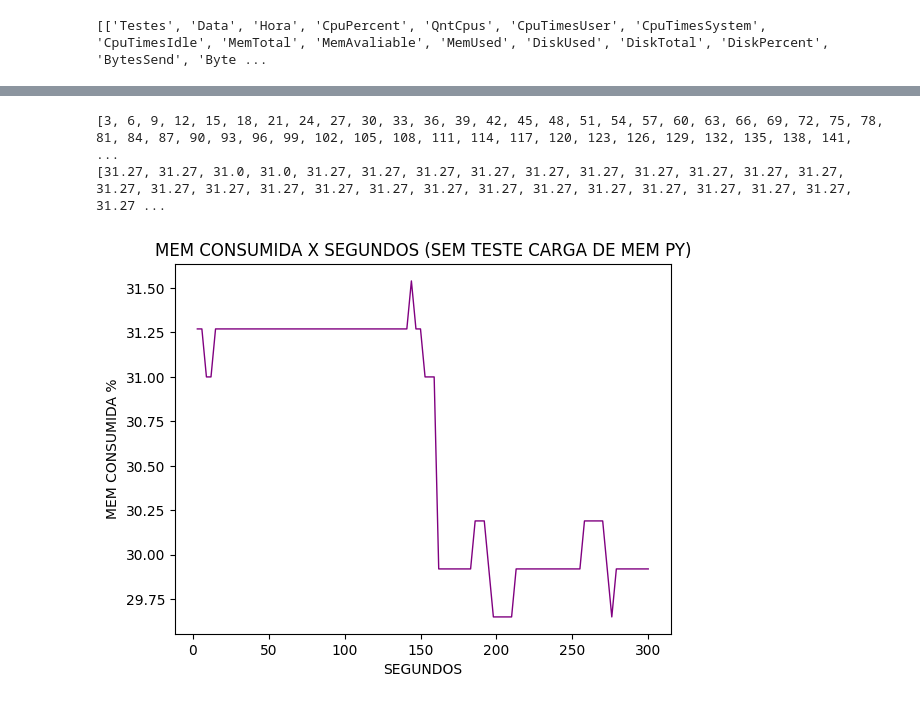
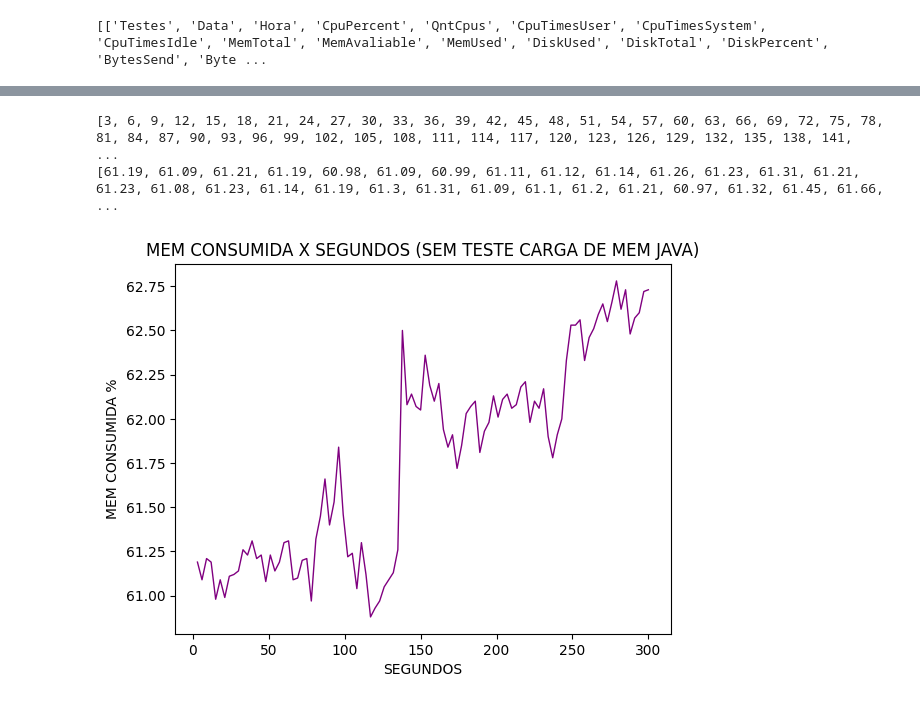
Before and after one commit to laisy/ADS-Scripts, a Jupyter notebook: coletas/java/coleta_sem_carga_mem_cpu.ipynb, the cells around one changed output, grey strips where cells are left out. Saved outputs shown, nothing was run; the diff lists cells and outputs as text; code cells hidden in the pictures.

```diff
--- a/coletas/java/coleta_sem_carga_mem_cpu.ipynb
+++ b/coletas/java/coleta_sem_carga_mem_cpu.ipynb
@@ -10,7 +10,7 @@ from datetime import time
 # df = pd.read_csv("monitoramento.txt", names=names_columns)
 # %%
 lines = []
-for line in open('/home/laisy/Documentos/ADS/ADS-Scripts/Scripts-Python/monitoramento_py.txt', 'r'):
+for line in open('/home/laisy/Documentos/ADS/ADS-Scripts/Scripts_javaScript/monitoramentoJava.txt', 'r'):
     lines.append(line.split())
 # %%
 print(lines)
@@ -42,9 +42,6 @@ print(lines)
 # %%
 y = []
 for k in lines:
-    date = k[1] + ' ' + k[2]
-    date = datetime.strptime(date, '%Y/%m/%d %H:%M:%S')
-    hora = date.time()
     # CpuPercent
     CpuPercent = int(round(float(k[3])))
     # if CpuPercent not in y:
@@ -68,9 +65,6 @@ plt.show()
 # %%
 y2 = []
 for k in lines:
-    date = k[1] + ' ' + k[2]
-    date = datetime.strptime(date, '%Y/%m/%d %H:%M:%S')
-    hora = date.time()
     # (MemUsed*100) / MemTotal
     memUsedPercent = (float(k[10]) * 100) / float(k[8])
     memUsedPercent = float(f'{memUsedPercent:.2f}')
@@ -87,13 +81,13 @@ print(x2)
 print(y2)
 # %% [output]
 [3, 6, 9, 12, 15, 18, 21, 24, 27, 30, 33, 36, 39, 42, 45, 48, 51, 54, 57, 60, 63, 66, 69, 72, 75, 78, 81, 84, 87, 90, 93, 96, 99, 102, 105, 108, 111, 114, 117, 120, 123, 126, 129, 132, 135, 138, 141,  ...
-[31.27, 31.27, 31.0, 31.0, 31.27, 31.27, 31.27, 31.27, 31.27, 31.27, 31.27, 31.27, 31.27, 31.27, 31.27, 31.27, 31.27, 31.27, 31.27, 31.27, 31.27, 31.27, 31.27, 31.27, 31.27, 31.27, 31.27, 31.27, 31.27 ...
+[61.19, 61.09, 61.21, 61.19, 60.98, 61.09, 60.99, 61.11, 61.12, 61.14, 61.26, 61.23, 61.31, 61.21, 61.23, 61.08, 61.23, 61.14, 61.19, 61.3, 61.31, 61.09, 61.1, 61.2, 61.21, 60.97, 61.32, 61.45, 61.66, ...
 # %%
-plt.title("MEM CONSUMIDA X SEGUNDOS (SEM TESTE CARGA DE MEM PY)")
+plt.title("MEM CONSUMIDA X SEGUNDOS (SEM TESTE CARGA DE MEM JAVA)")
 plt.xlabel('SEGUNDOS')
 plt.ylabel('MEM CONSUMIDA %')
 # plt.plot(x2, y2, linewidth=1, marker = 'o', c = 'purple')
 plt.plot(x2, y2, linewidth=1, c = 'purple')
 plt.show()
 # %% [output]
-[figure, old version]
+[figure, new version]
```
Also changed, not shown: parts of 2 cells of this notebook, 6 other files.
